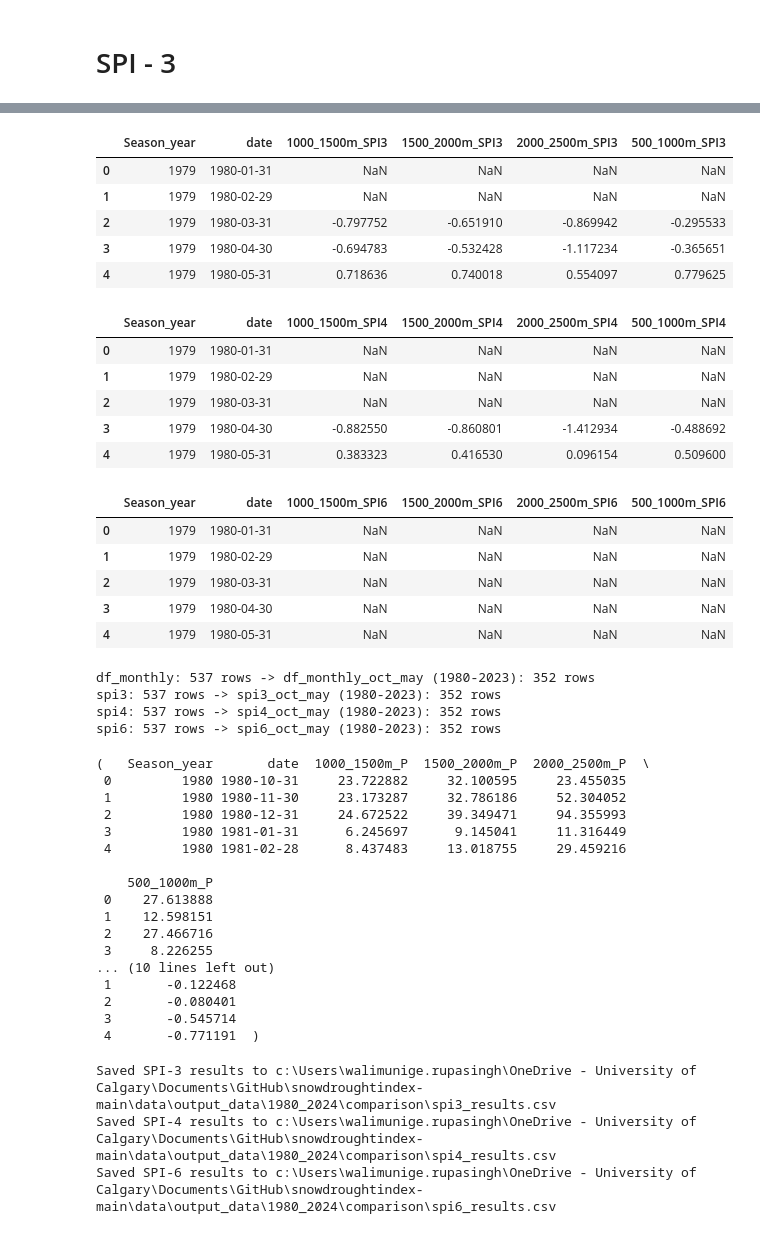
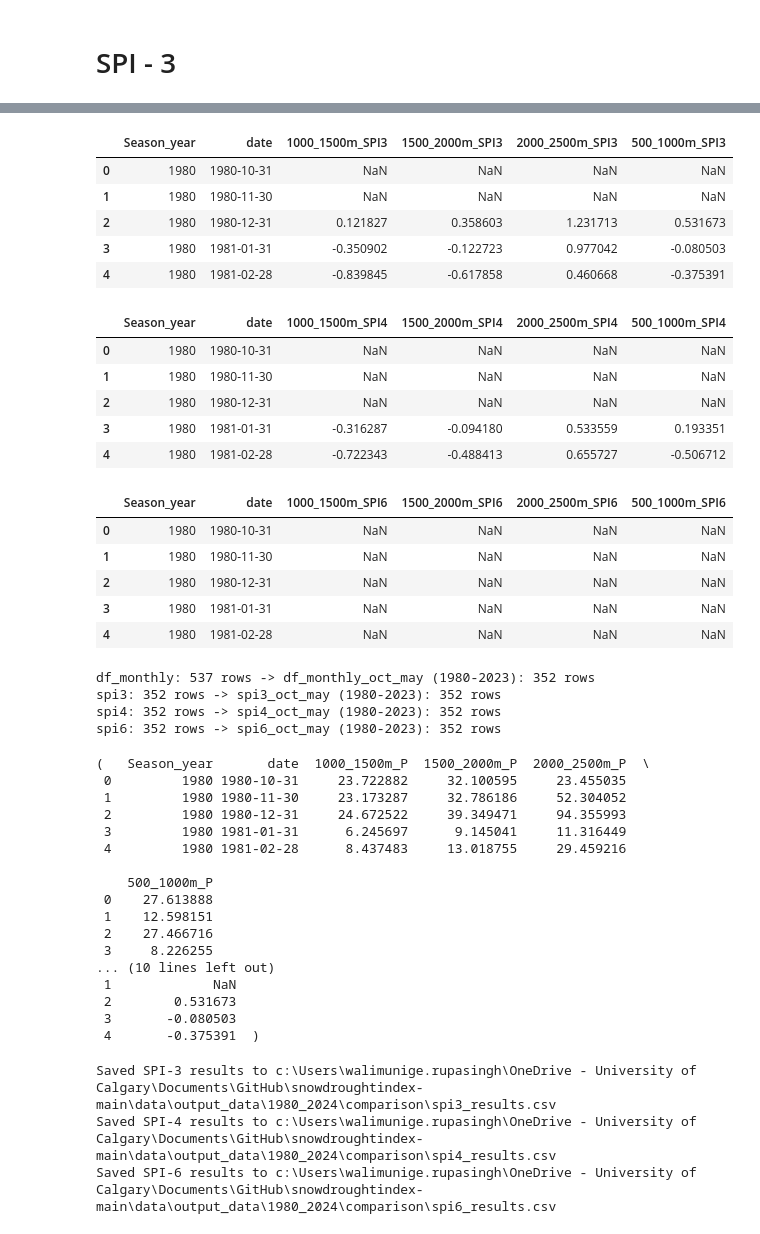
Before and after one commit to Nadiesenali/snowdroughtindex-main, a Jupyter notebook: notebooks/workflows/7_SnoDRI_workflow.ipynb, the cells around one changed output, grey strips where cells are left out. Drawn from its saved outputs; the diff is of its cells as text; code cells hidden in the pictures.

```diff
--- a/notebooks/workflows/7_SnoDRI_workflow.ipynb
+++ b/notebooks/workflows/7_SnoDRI_workflow.ipynb
@@ -23,7 +27,7 @@ logger = logging.getLogger(__name__)
 # %%
 # Configuration
 config = {
-    'casr_input_dir': project_root / 'data' / 'output_data' / '1980_2024'/'comparison'/'bow_combined_full_data.csv',
+    'casr_input_dir': project_root / 'data' / 'output_data' / '1980_2024'/'comparison'/'bow_combined_full_data-GEOG-F3SDBY3.csv',
     'monthly_precip_input_dir': project_root / 'data' / 'output_data' / '1980_2024'/'comparison'/'monthly_precip_winter_Oct_May.csv',
     'shapefile_dir': project_root / 'data' / 'input_data' / 'shapefiles'/'BowRiverBasin'/'Bow_elevation_combined.shp',
     'output_dir': project_root / 'data' / 'output_data' / '1980_2024'/ 'comparison',
@@ -169,3 +173,12 @@ display(monthly_avg.head(10))
 |  | 1980-08-31 | 54.980759 | 91.516183 | 67.129051 | 41.207097 |
 |  | 1980-09-30 | 57.834764 | 70.262122 | 74.402893 | 25.526568 |
 | 1980 | 1980-10-31 | 23.722882 | 32.100595 | 23.455035 | 27.613888 |
+# %%
+# drop 1979 as incomplete season
+average_seasonal_precip = monthly_avg.reset_index()
+average_seasonal_precip = average_seasonal_precip[average_seasonal_precip['Season_year'] != 1979]
+
+# select october to may months only
+average_seasonal_precip = average_seasonal_precip[average_seasonal_precip['date'].dt.month.isin([10,11,12,1,2,3,4,5])]
+average_seasonal_precip = average_seasonal_precip.reset_index(drop=True)
+display(average_seasonal_precip.head(10))
@@ -338,32 +363,32 @@ display(spi_df.tail(40))
 | 535 | 2023 | 2024-08-31 | 0.825086 | 0.993805 | 1.129793 | 0.913981 |
 | 536 | 2023 | 2024-09-30 | 0.696883 | 0.607380 | 0.699711 | 1.112945 |
 # %%
-spi3 = compute_spi_for_window(monthly_avg, m=3)
-spi4 = compute_spi_for_window(monthly_avg, m=4)
-spi6 = compute_spi_for_window(monthly_avg, m=6)
+spi3 = compute_spi_for_window(average_seasonal_precip, m=3)
+spi4 = compute_spi_for_window(average_seasonal_precip, m=4)
+spi6 = compute_spi_for_window(average_seasonal_precip, m=6)
 
 display(spi3.head())
 display(spi4.head())
 display(spi6.head())
 # %% [output]
 |  | Season_year | date | 1000_1500m_SPI3 | 1500_2000m_SPI3 | 2000_2500m_SPI3 | 500_1000m_SPI3 |
-| 0 | 1979 | 1980-01-31 | NaN | NaN | NaN | NaN |
-| 1 | 1979 | 1980-02-29 | NaN | NaN | NaN | NaN |
-| 2 | 1979 | 1980-03-31 | -0.797752 | -0.651910 | -0.869942 | -0.295533 |
-| 3 | 1979 | 1980-04-30 | -0.694783 | -0.532428 | -1.117234 | -0.365651 |
-| 4 | 1979 | 1980-05-31 | 0.718636 | 0.740018 | 0.554097 | 0.779625 |
+| 0 | 1980 | 1980-10-31 | NaN | NaN | NaN | NaN |
+| 1 | 1980 | 1980-11-30 | NaN | NaN | NaN | NaN |
+| 2 | 1980 | 1980-12-31 | 0.121827 | 0.358603 | 1.231713 | 0.531673 |
+| 3 | 1980 | 1981-01-31 | -0.350902 | -0.122723 | 0.977042 | -0.080503 |
+| 4 | 1980 | 1981-02-28 | -0.839845 | -0.617858 | 0.460668 | -0.375391 |
 |  | Season_year | date | 1000_1500m_SPI4 | 1500_2000m_SPI4 | 2000_2500m_SPI4 | 500_1000m_SPI4 |
-| 0 | 1979 | 1980-01-31 | NaN | NaN | NaN | NaN |
-| 1 | 1979 | 1980-02-29 | NaN | NaN | NaN | NaN |
-| 2 | 1979 | 1980-03-31 | NaN | NaN | NaN | NaN |
-| 3 | 1979 | 1980-04-30 | -0.882550 | -0.860801 | -1.412934 | -0.488692 |
-| 4 | 1979 | 1980-05-31 | 0.383323 | 0.416530 | 0.096154 | 0.509600 |
+| 0 | 1980 | 1980-10-31 | NaN | NaN | NaN | NaN |
+| 1 | 1980 | 1980-11-30 | NaN | NaN | NaN | NaN |
+| 2 | 1980 | 1980-12-31 | NaN | NaN | NaN | NaN |
+| 3 | 1980 | 1981-01-31 | -0.316287 | -0.094180 | 0.533559 | 0.193351 |
+| 4 | 1980 | 1981-02-28 | -0.722343 | -0.488413 | 0.655727 | -0.506712 |
 |  | Season_year | date | 1000_1500m_SPI6 | 1500_2000m_SPI6 | 2000_2500m_SPI6 | 500_1000m_SPI6 |
-| 0 | 1979 | 1980-01-31 | NaN | NaN | NaN | NaN |
-| 1 | 1979 | 1980-02-29 | NaN | NaN | NaN | NaN |
-| 2 | 1979 | 1980-03-31 | NaN | NaN | NaN | NaN |
-| 3 | 1979 | 1980-04-30 | NaN | NaN | NaN | NaN |
-| 4 | 1979 | 1980-05-31 | NaN | NaN | NaN | NaN |
+| 0 | 1980 | 1980-10-31 | NaN | NaN | NaN | NaN |
+| 1 | 1980 | 1980-11-30 | NaN | NaN | NaN | NaN |
+| 2 | 1980 | 1980-12-31 | NaN | NaN | NaN | NaN |
+| 3 | 1980 | 1981-01-31 | NaN | NaN | NaN | NaN |
+| 4 | 1980 | 1981-02-28 | NaN | NaN | NaN | NaN |
 # %%
 # Filter df_monthly to the October–May period (months 10,11,12,1,2,3,4,5)
 months_oct_may = [10, 11, 12, 1, 2, 3, 4, 5]
@@ -401,9 +426,9 @@ print(f"spi6: {len(spi6)} rows -> spi6_oct_may (1980-2023): {len(spi6_oct_may)}
 df_monthly_oct_may.head(), spi3_oct_may.head()
 # %% [output]
 df_monthly: 537 rows -> df_monthly_oct_may (1980-2023): 352 rows
-spi3: 537 rows -> spi3_oct_may (1980-2023): 352 rows
-spi4: 537 rows -> spi4_oct_may (1980-2023): 352 rows
-spi6: 537 rows -> spi6_oct_may (1980-2023): 352 rows
+spi3: 352 rows -> spi3_oct_may (1980-2023): 352 rows
+spi4: 352 rows -> spi4_oct_may (1980-2023): 352 rows
+spi6: 352 rows -> spi6_oct_may (1980-2023): 352 rows
 (   Season_year       date  1000_1500m_P  1500_2000m_P  2000_2500m_P  \
  0         1980 1980-10-31     23.722882     32.100595     23.455035
  1         1980 1980-11-30     23.173287     32.786186     52.304052
@@ -417,10 +442,10 @@ spi6: 537 rows -> spi6_oct_may (1980-2023): 352 rows
  2    27.466716
  3     8.226255
 ... (10 lines left out)
- 1       -0.122468
- 2       -0.080401
- 3       -0.545714
- 4       -0.771191  )
+ 1             NaN
+ 2        0.531673
+ 3       -0.080503
+ 4       -0.375391  )
 # %%
 # save SPI-3 results to CSV
 # Ensure output directory exists and write to a file (not the directory)
```
Also changed, not shown: parts of 14 cells of this notebook, 3 other files.
